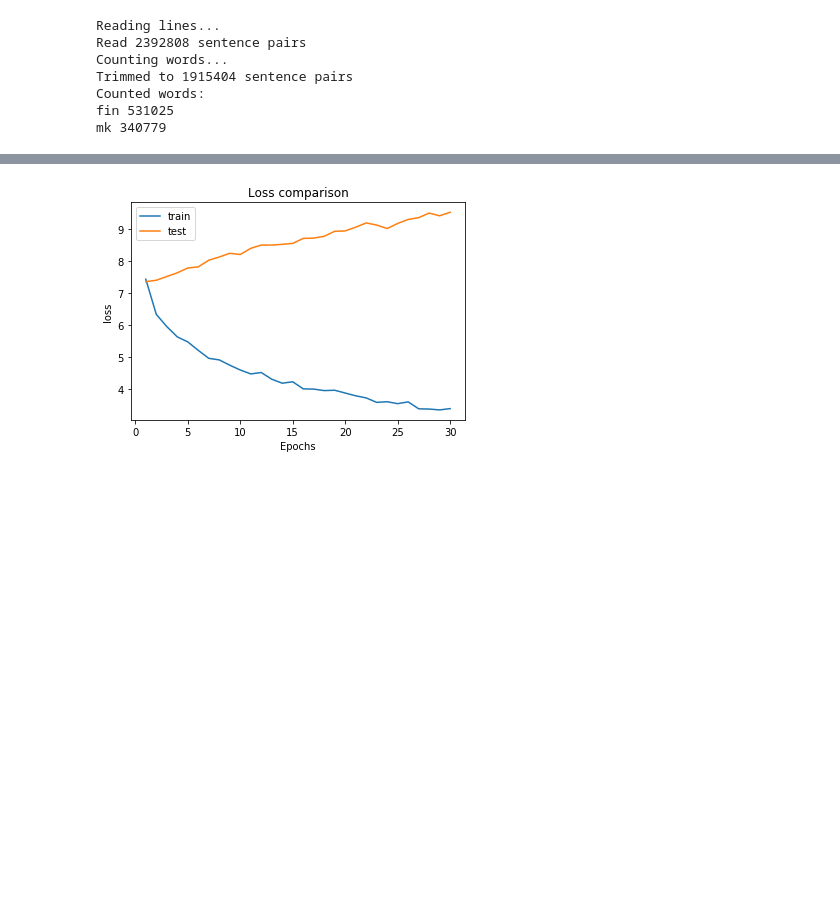
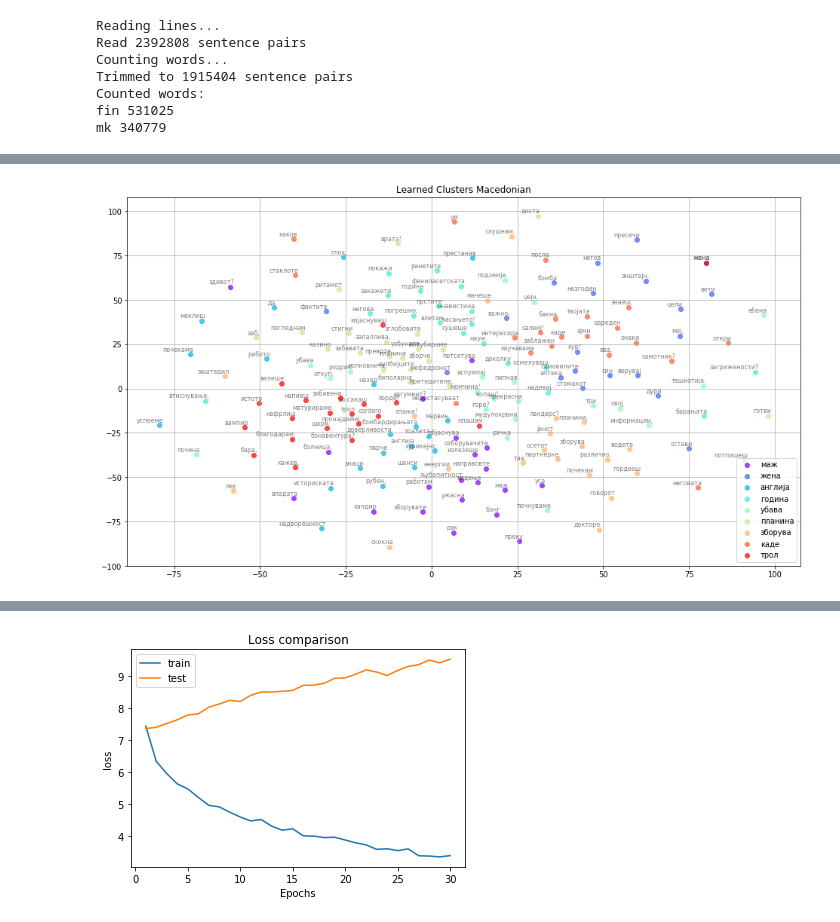
Before and after one commit to Tetrix/Neural-Machine-Translation-Fin-Mk, a Jupyter notebook: fin_mk_translation.ipynb, the cells around one changed output, grey strips where cells are left out. Drawn from its saved outputs; the diff is of its cells as text; code cells hidden in the pictures; blank space fills up the shorter version.

```diff
--- a/fin_mk_translation.ipynb
+++ b/fin_mk_translation.ipynb
@@ -400,3 +488,8 @@ else:
+# %%
+tsne_plot_similar_words('Learned Clusters Macedonian', keys_mk, embeddings_mk_2d, mk_words, 0.7,
+                        'mk_clusters.eps')
+# %% [output]
+[figure, added]
 # %%
 def evaluate(input_seq):
     with torch.no_grad():
```
Also changed, not shown: parts of 20 cells of this notebook.
